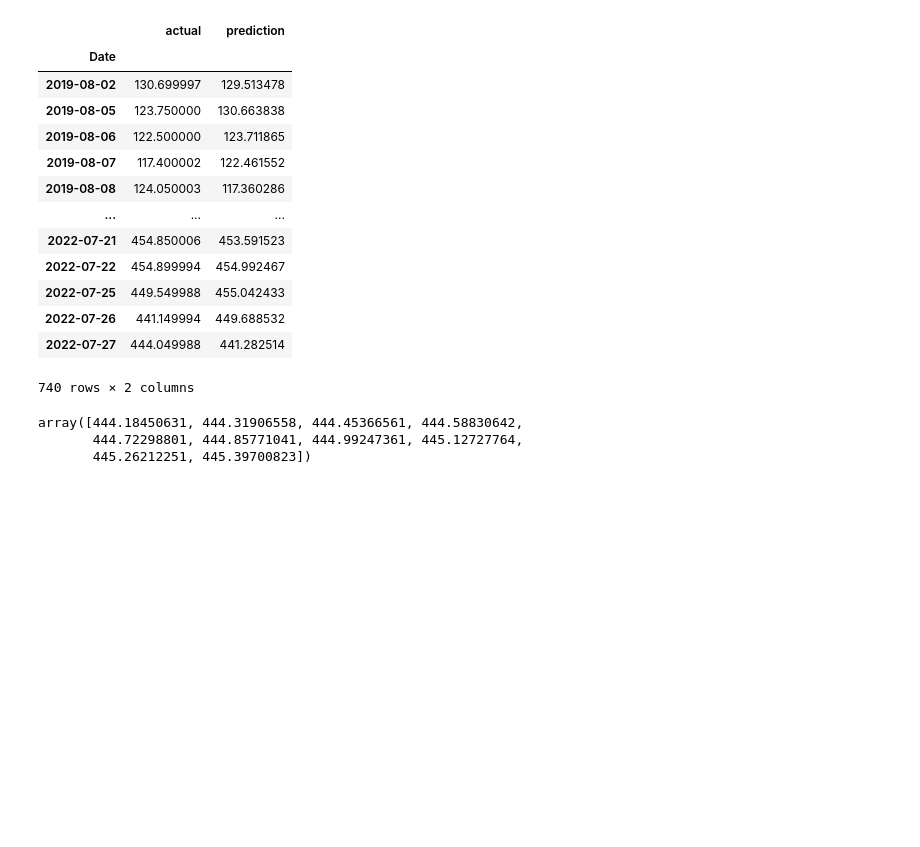
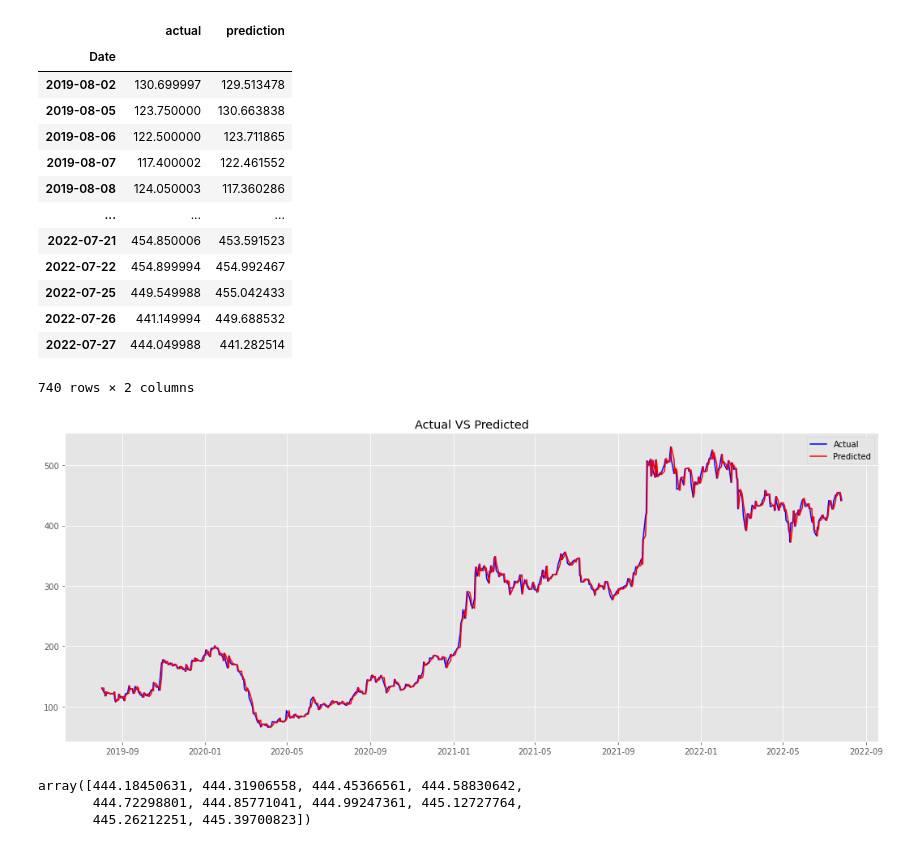
Before and after one commit to renkuntlamahessh/Tata-Motors-Project-, a Jupyter notebook: TATA_Motors_Stock_market_Forecasting_V3.ipynb, the cells around one changed output. Cells and saved outputs as stored; diff of their text form; code cells hidden in the pictures; blank space fills up the shorter version.

```diff
--- a/TATA_Motors_Stock_market_Forecasting_V3.ipynb
+++ b/TATA_Motors_Stock_market_Forecasting_V3.ipynb
@@ -544,6 +507,16 @@ result
 | 2022-07-26 | 441.149994 | 449.688532 |
 | 2022-07-27 | 444.049988 | 441.282514 |
 740 rows × 2 columns
+# %%
+plt.figure(figsize=(18,7))
+fig=plt.figure(1)
+plt.plot(result["actual"],color='blue',label='Actual')
+plt.plot(result["prediction"], color='red', label='Predicted')
+plt.legend(loc = 'best')
+plt.title('Actual VS Predicted')
+plt.show(block = False)
+# %% [output]
+[figure, added]
 # %%
 model = ARIMA(y, order=(0,1,0))
 model_fit = model.fit()
```
Also changed, not shown: parts of 11 cells of this notebook.
